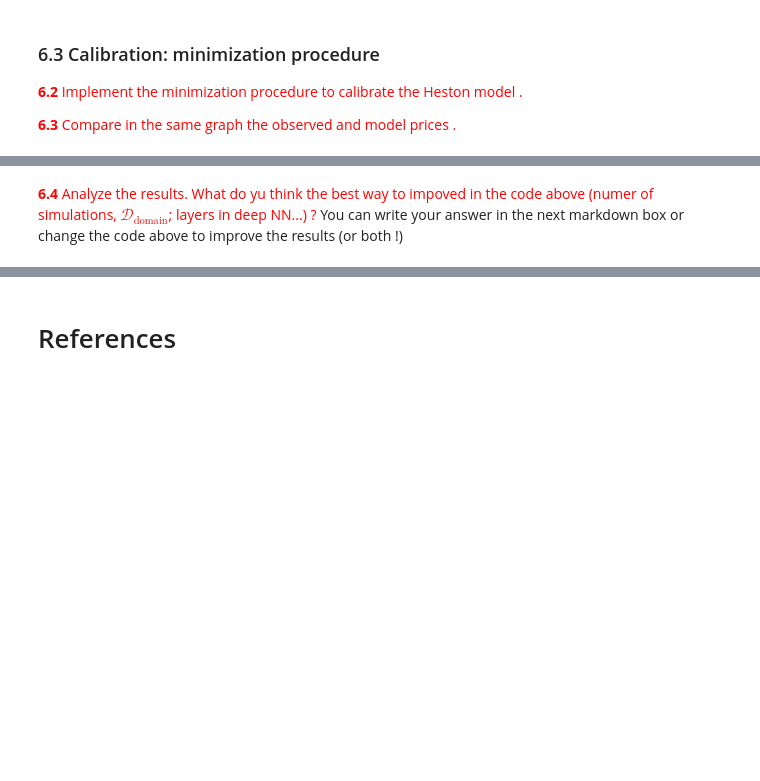
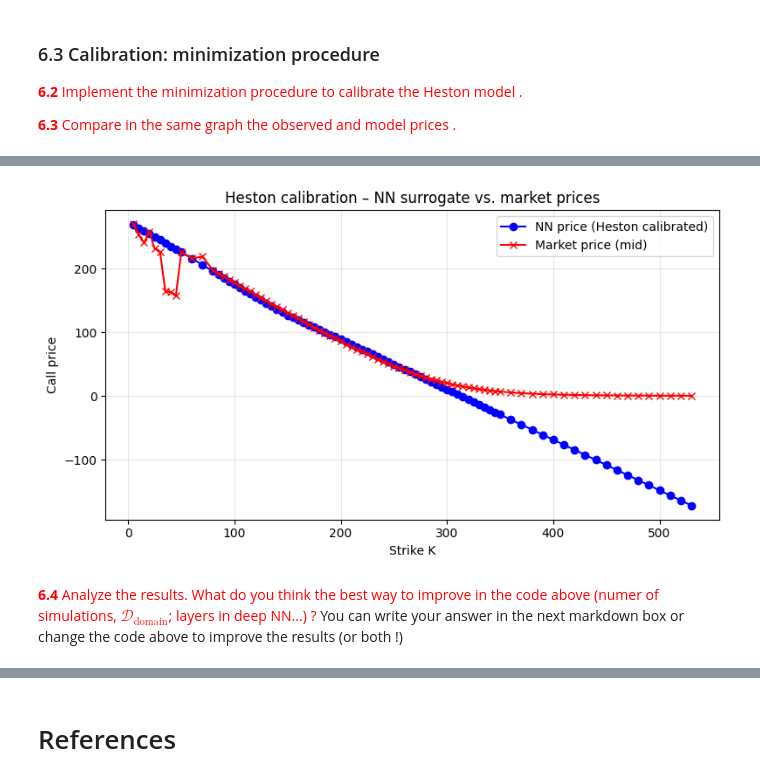
Before and after one commit to RaynorEtienn/Deep-Learning-in-Finance, a Jupyter notebook: Project/Heston.ipynb, the cells around one changed output, grey strips where cells are left out. Cells and saved outputs as stored; diff of their text form; code cells hidden in the pictures; blank space fills up the shorter version.

```diff
--- a/Project/Heston.ipynb
+++ b/Project/Heston.ipynb
@@ -727,7 +727,7 @@ where $C^{NN}_i(\sigma)$ is the price obtained from the NN Surrogate fast pricer
 ### 6.1 First step  : download and prepare the data
 # %%
 # Load AAPL calls (semicolon-separated)
-df = pd.read_csv("AAPL_Call.csv", sep=";", thousands=",")
+df = pd.read_csv("Data/AAPL_Call.csv", sep=";", thousands=",")
 
 print(f"df.head():\n{df.head()}")
 print(f"df.columns: {list(df.columns)}")
@@ -735,8 +735,10 @@ print(f"df.shape: {df.shape}")
 
 S0 = 274.73
 r = 0.01
+
 # Price = mid (bid/ask)
 C_mkt_series = (df["Bid"] + df["Ask"]) / 2.0
+
 #else:
 #C_mkt_series = df["Last Price"]
 
@@ -864,2 +919,18 @@ plt.show()
+# %%
+# --------------------------------------------------
+# 6.3  Observed vs. model prices
+# --------------------------------------------------
+plt.figure(figsize=(8, 4.5))
+plt.plot(K_vec, C_nn, "o-", color="b", lw=1.5, label="NN price (Heston calibrated)")
+plt.plot(K_vec, C_mkt_vec, "x-", color="r", lw=1.5, label="Market price (mid)")
+plt.xlabel("Strike K")
+plt.ylabel("Call price")
+plt.title("Heston calibration – NN surrogate vs. market prices")
+plt.grid(True, alpha=0.3)
+plt.legend()
+plt.tight_layout()
+plt.show()
+# %% [output]
+[figure, added]
 # %% [markdown]
-<span style="color: red;">**6.4** Analyze the results. What do yu think the best way to impoved in the code above (numer of simulations, $\mathcal{D}_\text{domain}$; layers in deep NN...) ? </span> You can write your answer in the next markdown box or change the code above to improve the results (or both !)
+<span style="color: red;">**6.4** Analyze the results. What do you think the best way to improve in the code above (numer of simulations, $\mathcal{D}_\text{domain}$; layers in deep NN...) ? </span> You can write your answer in the next markdown box or change the code above to improve the results (or both !)
```
Also changed, not shown: parts of 15 cells of this notebook, 4 other files.
